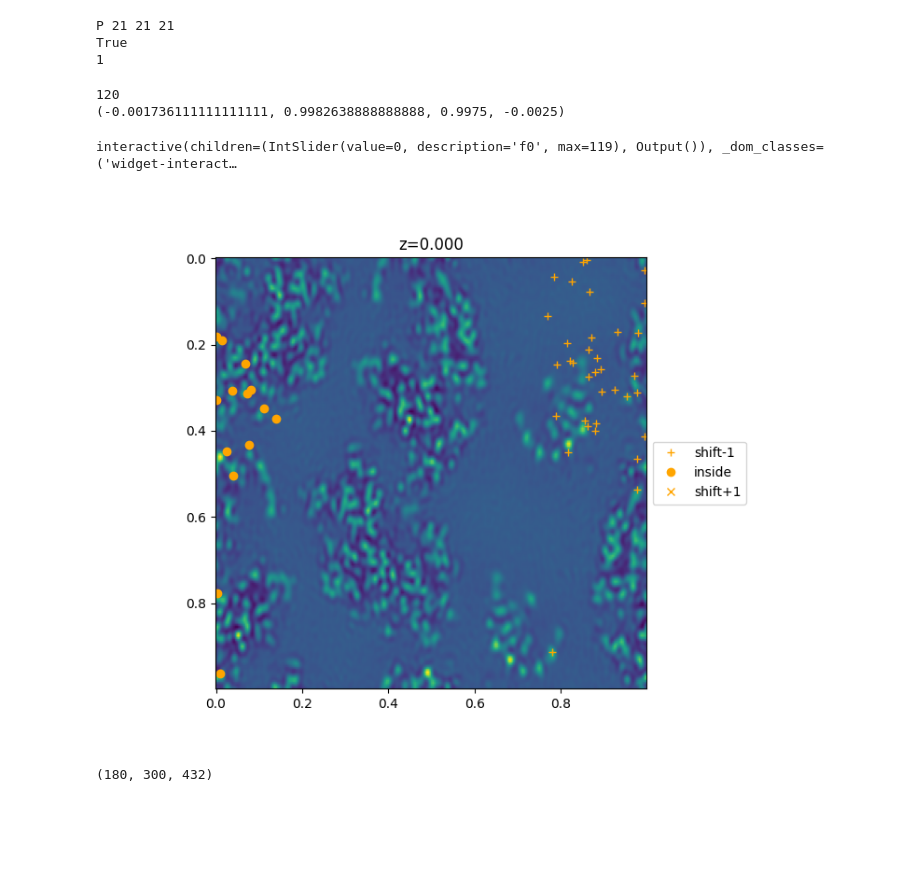
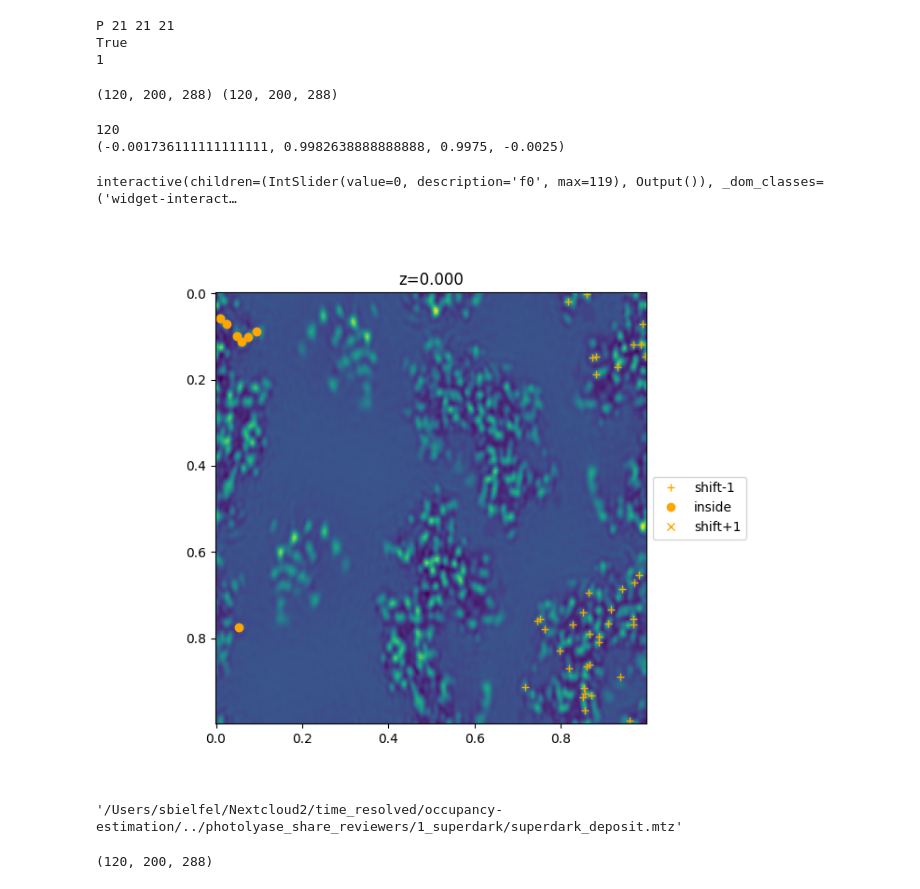
Before and after one commit to cvazz/occupancy-estimation, a Jupyter notebook: scratch/photolyase_inspect.ipynb, the cells around one changed output. Cells and saved outputs as stored; diff of their text form; code cells hidden in the pictures; blank space fills up the shorter version.

```diff
--- a/scratch/photolyase_inspect.ipynb
+++ b/scratch/photolyase_inspect.ipynb
@@ -164,21 +149,24 @@ pos2 = pos_list[:,[2,1,0]]
 P 21 21 21
 True
 1
+# %%
+print(realplex_dark.shape , realplex_light.shape )
+# %% [output]
+(120, 200, 288) (120, 200, 288)
 # %%
 # pos_trans = pos2[:,[2,1,0]]
 # unwrap_trans = unwrap_v2[[2,1,0]].transpose(0,3,2,1)
 # print(motif.shape,motif.transpose(2,1,0).shape,
 #     unwrap_v2.shape,unwrap_trans.shape)
 from output_eval import mtz_comp
 %matplotlib widget
 pos2 = pos_list[:,[1,0,2]]
-_ = mtz_comp(pos2,realplex_light)
-# _ = mtz_comp(pos_list,realplex_dark, )
+# _ = mtz_comp(pos2,map_density)
 # %% [output]
 120
 (-0.001736111111111111, 0.9982638888888888, 0.9975, -0.0025)
 interactive(children=(IntSlider(value=0, description='f0', max=119), Output()), _dom_classes=('widget-interact…
-[figure, old version]
+[figure, new version]
 # %%
 dark_f = 'F-model'
 dark_phi = "PHIF-model"
@@ -197,4 +185,9 @@ map_density = map_dark.to_3d_numpy_map(map_sampling=3)
+# %%
+dataloc_dark
+# %% [output]
+'/Users/sbielfel/Nextcloud2/time_resolved/occupancy-estimation/../photolyase_share_reviewers/1_superdark/superdark_deposit.mtz'
 # %%
 map_density.shape
+realplex_light.shape
 # %% [output]
-(180, 300, 432)
+(120, 200, 288)
```
Also changed, not shown: parts of 15 cells of this notebook.
